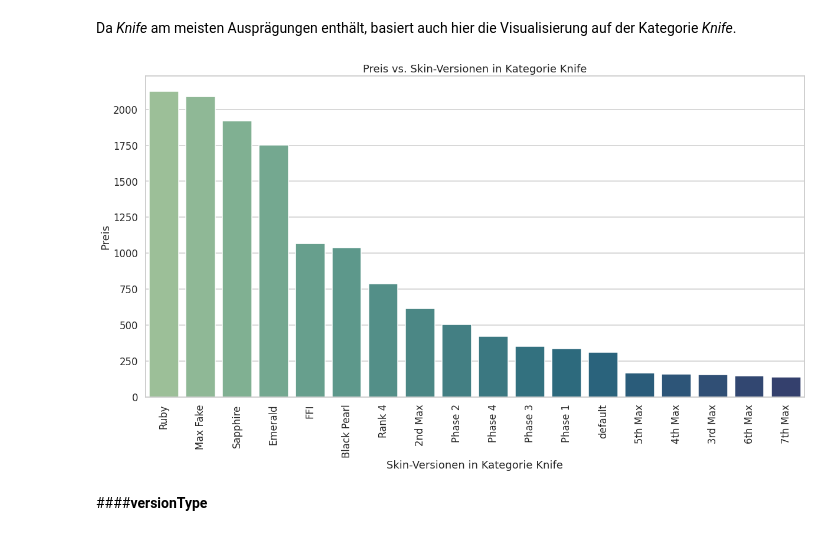
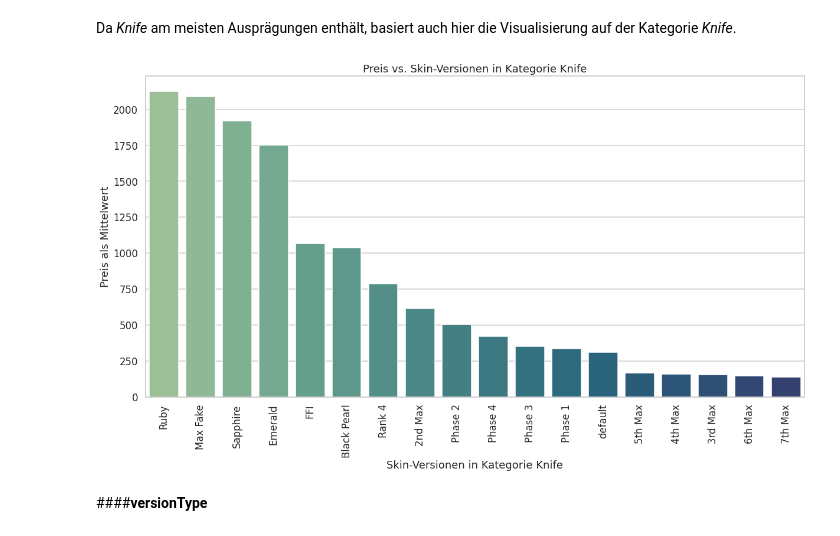
Before and after one commit to princessivy/Analyzing_CSGO_SkinPrices, a Jupyter notebook: CSGO_Analytics.ipynb, the cells around one changed output. Drawn from its saved outputs; the diff is of its cells as text; code cells hidden in the pictures.

```diff
--- a/CSGO_Analytics.ipynb
+++ b/CSGO_Analytics.ipynb
@@ -441,8 +460,10 @@ Maßtabberechnung: Die Kategorie mit der niedrigsten Anzahl (hier: Gloves) wird
 # %% [markdown]
 ###Ausreißer
 # %%
+#Einstellungen für die Plots
 plt.rcParams.update({'font.size': 20, 'figure.figsize': (20, 10)})
 sns.set_style("whitegrid")
+sns.set_palette("crest")
 sns.set_context("talk")
 # %%
 #Kategorische: Bar Charts & Boxplots
@@ -659,11 +680,11 @@ temp = temp.sort_values(by='salePrice', ascending=False)
 # %%
 sns.barplot(data = temp, x='version', y='salePrice', palette = 'crest'); #Blues_d
 plt.xlabel("Skin-Versionen in Kategorie Knife")
-plt.ylabel("Preis")
+plt.ylabel("Preis als Mittelwert")
 plt.title("Preis vs. Skin-Versionen in Kategorie Knife")
 plt.tick_params(axis='x', rotation=90)
 # %% [output]
-[figure, old version]
+[figure, new version]
 # %% [markdown]
 ####**versionType**
 # %%
```
Also changed, not shown: parts of 11 cells of this notebook.
